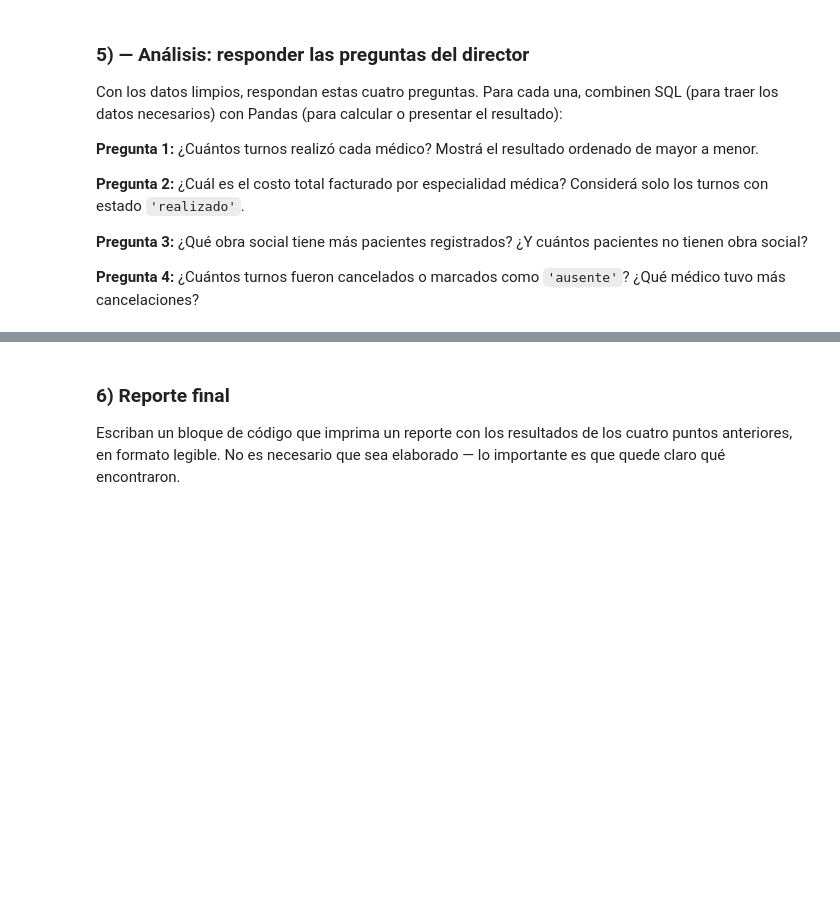
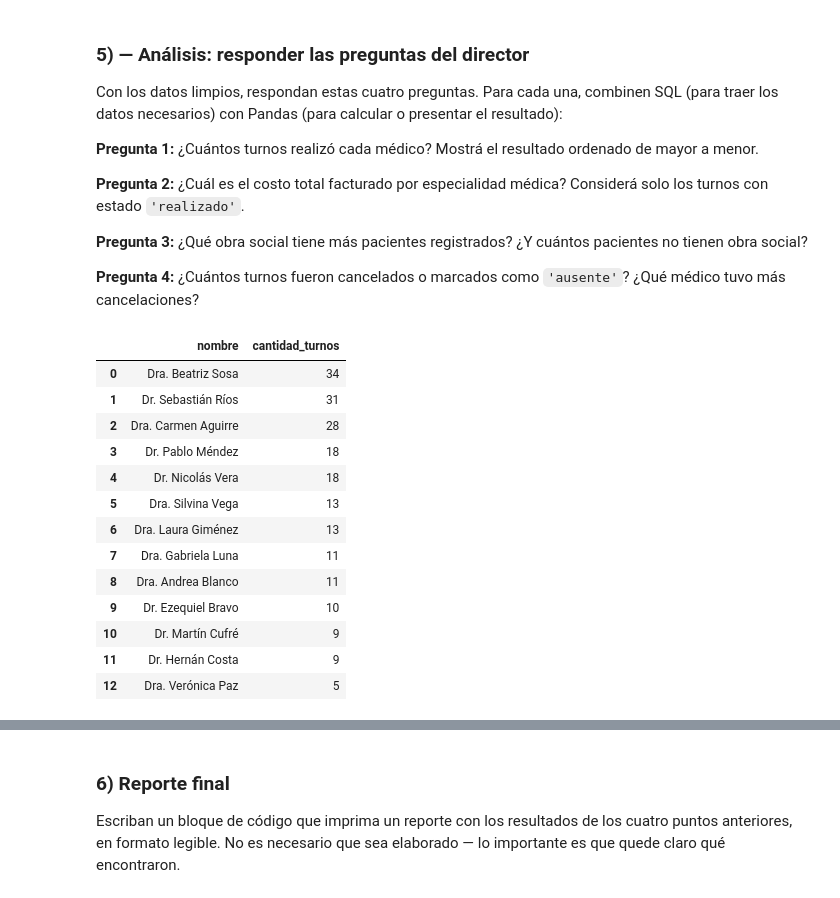
Before and after one commit to lucasandresponce/data-analysis-course, a Jupyter notebook: modulo-3-transformacion/clase-09/practica/notebook.ipynb, the cells around one changed output, grey strips where cells are left out. Drawn from its saved outputs; the diff is of its cells as text; code cells hidden in the pictures; blank space fills up the shorter version.

```diff
--- a/modulo-3-transformacion/clase-09/practica/notebook.ipynb
+++ b/modulo-3-transformacion/clase-09/practica/notebook.ipynb
@@ -281,3 +360,37 @@ Con los datos limpios, respondan estas cuatro preguntas. Para cada una, combinen
 **Pregunta 3:** ¿Qué obra social tiene más pacientes registrados? ¿Y cuántos pacientes no tienen obra social?
 
 **Pregunta 4:** ¿Cuántos turnos fueron cancelados o marcados como `'ausente'`? ¿Qué médico tuvo más cancelaciones?
+# %%
+#Pregunta 1
+
+import sqlite3
+
+# Volvemos a conectar con la base de datos
+conexion = sqlite3.connect('medicare.db')
+
+# cosulta
+query1 = """
+SELECT m.nombre, COUNT(t.id) as cantidad_turnos
+FROM turnos t
+JOIN medicos m ON t.medico_id = m.id
+GROUP BY m.nombre
+ORDER BY cantidad_turnos DESC
+"""
+
+df_ranking_actividad = pd.read_sql(query1, conexion)
+df_ranking_actividad
+# %% [output]
+|  | nombre | cantidad_turnos |
+| 0 | Dra. Beatriz Sosa | 34 |
+| 1 | Dr. Sebastián Ríos | 31 |
+| 2 | Dra. Carmen Aguirre | 28 |
+| 3 | Dr. Pablo Méndez | 18 |
+| 4 | Dr. Nicolás Vera | 18 |
+| 5 | Dra. Silvina Vega | 13 |
+| 6 | Dra. Laura Giménez | 13 |
+| 7 | Dra. Gabriela Luna | 11 |
+| 8 | Dra. Andrea Blanco | 11 |
+| 9 | Dr. Ezequiel Bravo | 10 |
+| 10 | Dr. Martín Cufré | 9 |
+| 11 | Dr. Hernán Costa | 9 |
+| 12 | Dra. Verónica Paz | 5 |
```
Also changed, not shown: parts of 15 cells of this notebook.
